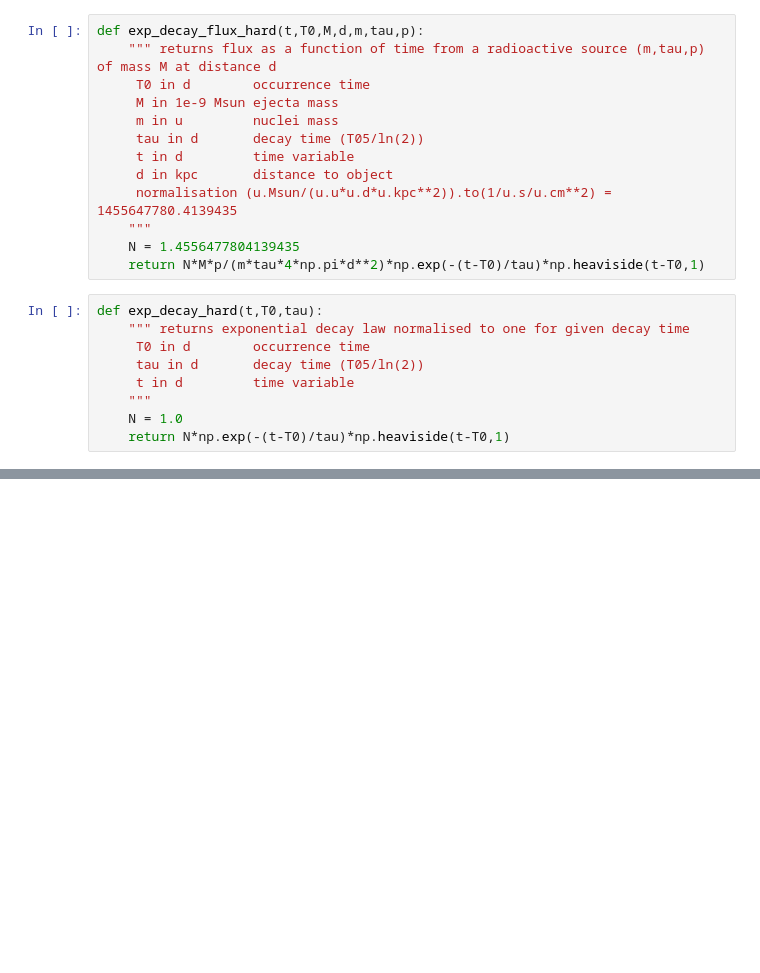
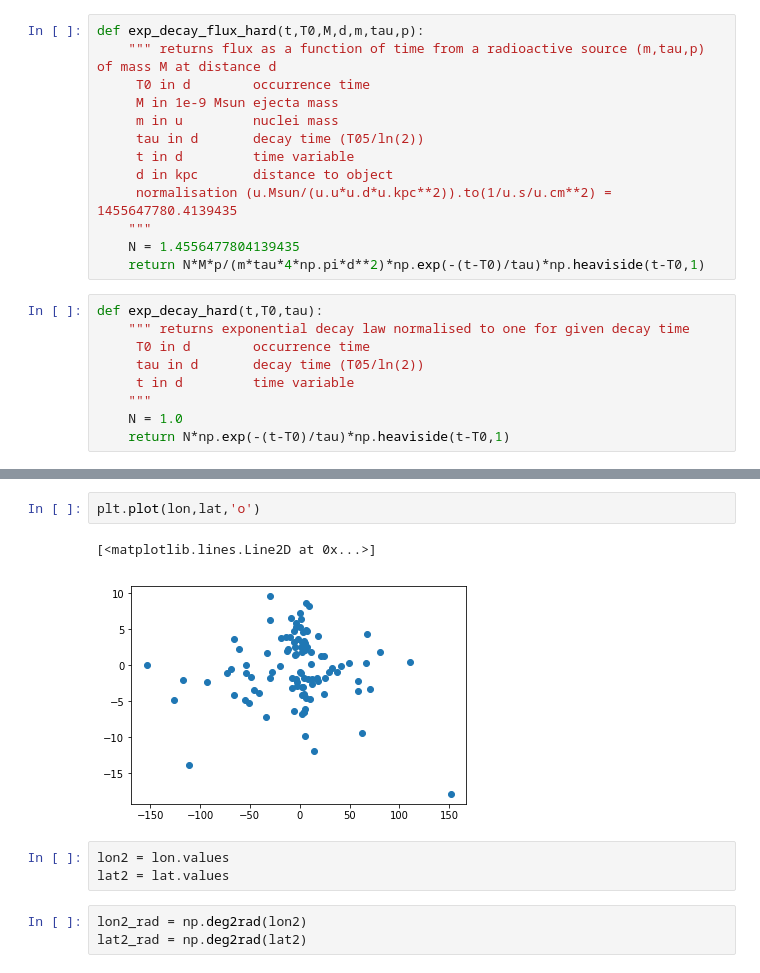
Before and after one commit to tsiegert/for-students, a Jupyter notebook: nova_analysis/Nova_analysis_v2.1.ipynb, the cells around one changed output, grey strips where cells are left out. Drawn from its saved outputs; the diff is of its cells as text; blank space fills up the shorter version.

```diff
--- a/nova_analysis/Nova_analysis_v2.1.ipynb
+++ b/nova_analysis/Nova_analysis_v2.1.ipynb
@@ -126,0 +170,11 @@ plt.xlim()
+# %%
+plt.plot(lon,lat,'o')
+# %% [output]
+[<matplotlib.lines.Line2D at 0x...>]
+[figure, added]
+# %%
+lon2 = lon.values
+lat2 = lat.values
+# %%
+lon2_rad = np.deg2rad(lon2)
+lat2_rad = np.deg2rad(lat2)
```
Also changed, not shown: parts of 45 cells of this notebook.
